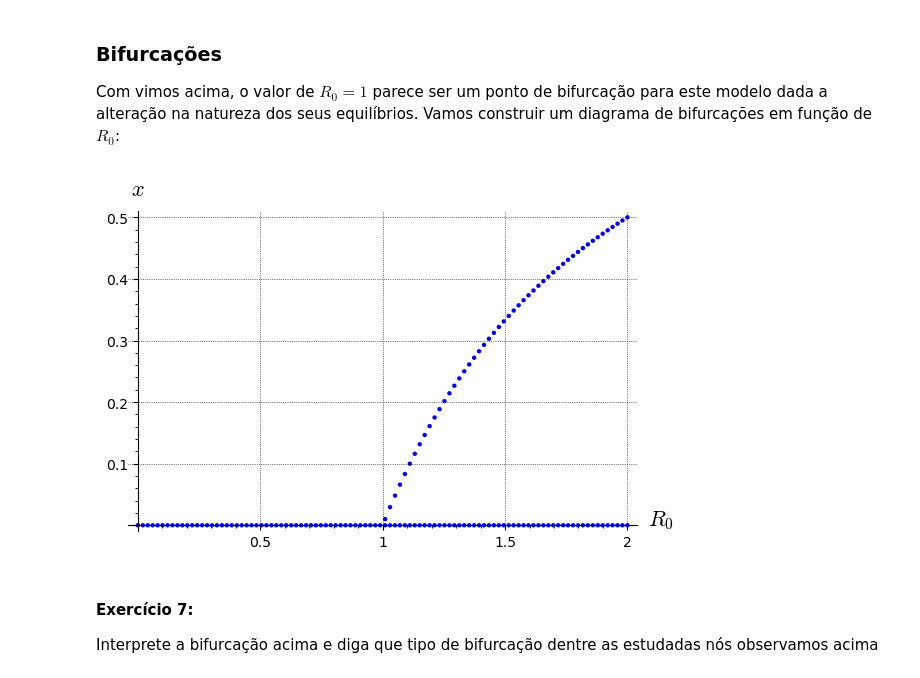
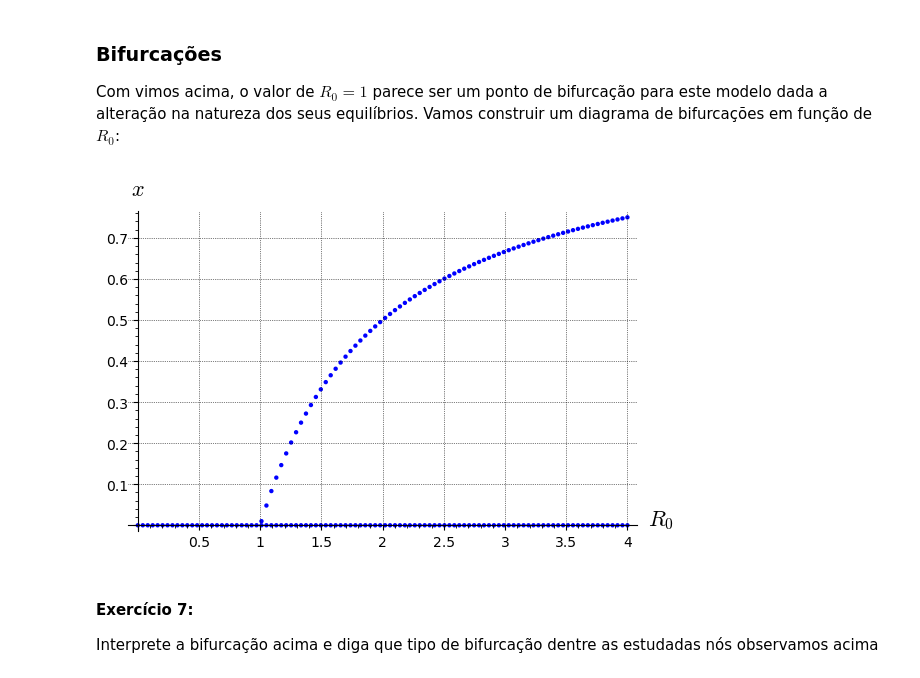
Before and after one commit to fccoelho/Modelagem-Matematica-IV, a Jupyter notebook: Planilhas Sage/MM4 - Aula 4 - Espalhamento de Epidemias.ipynb, the cells around one changed output. Cells and saved outputs as stored; diff of their text form; code cells hidden in the pictures.

```diff
--- a/Planilhas Sage/MM4 - Aula 4 - Espalhamento de Epidemias.ipynb
+++ b/Planilhas Sage/MM4 - Aula 4 - Espalhamento de Epidemias.ipynb
@@ -164,18 +164,18 @@ Com vimos acima, o valor de $R_0=1$ parece ser um ponto de bifurcação para est
 # %%
 import numpy as np
 def drawbif(func,l,u):
     pts = []
     for v in np.linspace(l,u,100):
         g = func(R_0=v)
         xvals = solve(g,x)
         pts.extend([[v,n(i.rhs().real_part())] for i in xvals if n(i.rhs().real_part())>=0])
 
     show(points(pts),axes_labels=['$R_0$','$x$'],gridlines=True, xmin=0)
 var('R_0')
 f(x) = R_0*(1-x)*x - x
-drawbif(f,0,2)
+drawbif(f,0,4)
 # %% [output]
-[figure, old version]
+[figure, new version]
 # %% [markdown]
 
 #### Exercício 7:
```
Also changed, not shown: parts of 5 cells of this notebook, 1 other file.
